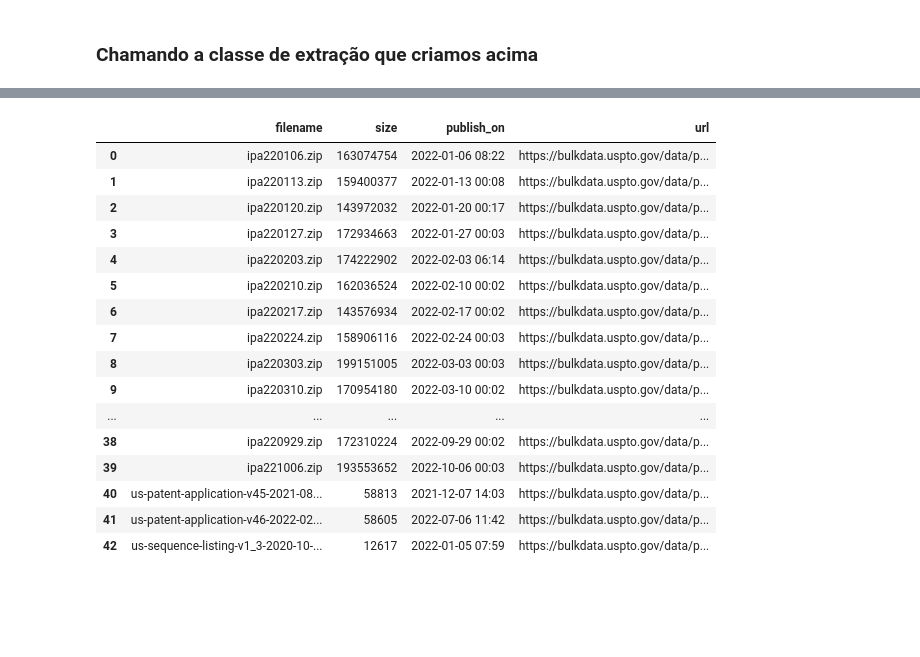
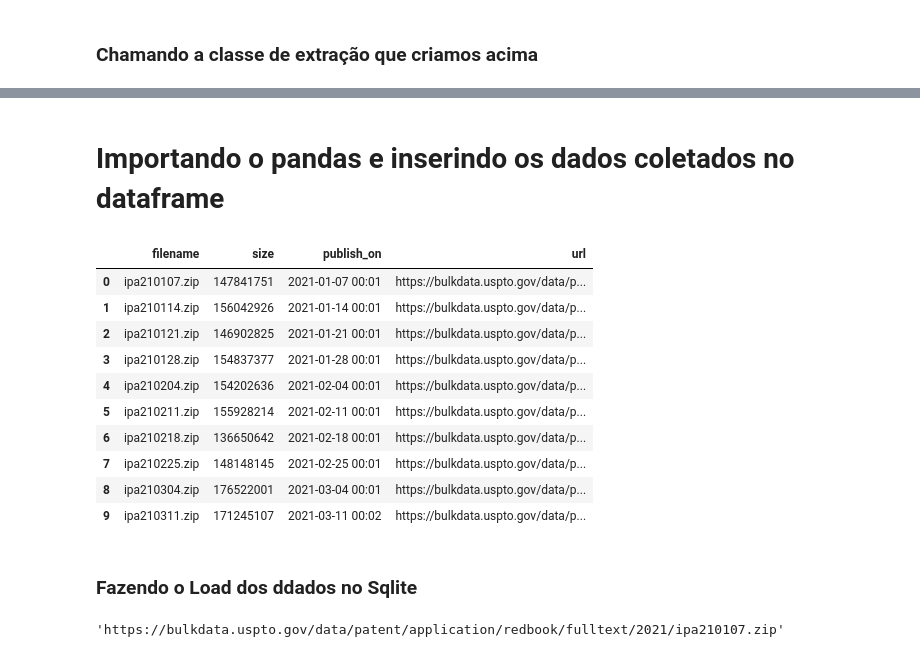
Before and after one commit to paulowiz/uff_engenharia_de_dados_com_python, a Jupyter notebook: uff_engenharia_de_dados_com_python.ipynb, the cells around one changed output, grey strips where cells are left out. Drawn from its saved outputs; the diff is of its cells as text; code cells hidden in the pictures; blank space fills up the shorter version.

```diff
--- a/uff_engenharia_de_dados_com_python.ipynb
+++ b/uff_engenharia_de_dados_com_python.ipynb
@@ -18,6 +18,9 @@ Em nosso caso, como nosso provider é o USPTO, não temos uma API deles para con
 # %%
 import requests
 from bs4 import BeautifulSoup
+import pandas as pd
+from sqlalchemy import create_engine
+import pandas as pd
 
 
 class Uspto:
@@ -59,11 +62,19 @@ class Uspto:
 
         return arr_files
 
+    def transform_and_load(self,files):
+            df = pd.DataFrame(files)
+            df.head(10)
+            engine = create_engine('sqlite:///patent.db', echo=False)
+            df.to_sql('uspto_files', con=engine, if_exists='append')
+
 pass
 # %% [markdown]
 ### Chamando a classe de extração que criamos acima
 # %%
-uspto = Uspto(2022)
-files = uspto.get_uspto_files_information()
-print(files)
+for year in range(2010,2022):
+    uspto = Uspto(year)
+    files = uspto.get_uspto_files_information()
+    print(files)
+    uspto.transform_and_load(files)
 # %% [output]
@@ -71,29 +93,31 @@ print(files)
 # %%
 import pandas as pd
+# %% [markdown]
+# Importando o pandas e inserindo os dados coletados no dataframe
 # %%
 df = pd.DataFrame(files)
-df.head(50)
+df.head(10)
 # %% [output]
 |  | filename | size | publish_on | url |
-| 0 | ipa220106.zip | 163074754 | 2022-01-06 08:22 | https://bulkdata.uspto.gov/data/p... |
-| 1 | ipa220113.zip | 159400377 | 2022-01-13 00:08 | https://bulkdata.uspto.gov/data/p... |
-| 2 | ipa220120.zip | 143972032 | 2022-01-20 00:17 | https://bulkdata.uspto.gov/data/p... |
-| 3 | ipa220127.zip | 172934663 | 2022-01-27 00:03 | https://bulkdata.uspto.gov/data/p... |
-| 4 | ipa220203.zip | 174222902 | 2022-02-03 06:14 | https://bulkdata.uspto.gov/data/p... |
-| 5 | ipa220210.zip | 162036524 | 2022-02-10 00:02 | https://bulkdata.uspto.gov/data/p... |
-| 6 | ipa220217.zip | 143576934 | 2022-02-17 00:02 | https://bulkdata.uspto.gov/data/p... |
-| 7 | ipa220224.zip | 158906116 | 2022-02-24 00:03 | https://bulkdata.uspto.gov/data/p... |
-| 8 | ipa220303.zip | 199151005 | 2022-03-03 00:03 | https://bulkdata.uspto.gov/data/p... |
-| 9 | ipa220310.zip | 170954180 | 2022-03-10 00:02 | https://bulkdata.uspto.gov/data/p... |
-| ... | ... | ... | ... | ... |
-| 38 | ipa220929.zip | 172310224 | 2022-09-29 00:02 | https://bulkdata.uspto.gov/data/p... |
-| 39 | ipa221006.zip | 193553652 | 2022-10-06 00:03 | https://bulkdata.uspto.gov/data/p... |
-| 40 | us-patent-application-v45-2021-08... | 58813 | 2021-12-07 14:03 | https://bulkdata.uspto.gov/data/p... |
-| 41 | us-patent-application-v46-2022-02... | 58605 | 2022-07-06 11:42 | https://bulkdata.uspto.gov/data/p... |
-| 42 | us-sequence-listing-v1_3-2020-10-... | 12617 | 2022-01-05 07:59 | https://bulkdata.uspto.gov/data/p... |
+| 0 | ipa210107.zip | 147841751 | 2021-01-07 00:01 | https://bulkdata.uspto.gov/data/p... |
+| 1 | ipa210114.zip | 156042926 | 2021-01-14 00:01 | https://bulkdata.uspto.gov/data/p... |
+| 2 | ipa210121.zip | 146902825 | 2021-01-21 00:01 | https://bulkdata.uspto.gov/data/p... |
+| 3 | ipa210128.zip | 154837377 | 2021-01-28 00:01 | https://bulkdata.uspto.gov/data/p... |
+| 4 | ipa210204.zip | 154202636 | 2021-02-04 00:01 | https://bulkdata.uspto.gov/data/p... |
+| 5 | ipa210211.zip | 155928214 | 2021-02-11 00:01 | https://bulkdata.uspto.gov/data/p... |
+| 6 | ipa210218.zip | 136650642 | 2021-02-18 00:01 | https://bulkdata.uspto.gov/data/p... |
+| 7 | ipa210225.zip | 148148145 | 2021-02-25 00:01 | https://bulkdata.uspto.gov/data/p... |
+| 8 | ipa210304.zip | 176522001 | 2021-03-04 00:01 | https://bulkdata.uspto.gov/data/p... |
+| 9 | ipa210311.zip | 171245107 | 2021-03-11 00:02 | https://bulkdata.uspto.gov/data/p... |
+# %% [markdown]
+### Fazendo o Load dos ddados no Sqlite
 # %%
 from sqlalchemy import create_engine
 import pandas as pd
 
 engine = create_engine('sqlite:///patent.db', echo=False)
 df.to_sql('uspto_files', con=engine, if_exists='append')
+# %%
+df['url'][0]
+# %% [output]
+'https://bulkdata.uspto.gov/data/patent/application/redbook/fulltext/2021/ipa210107.zip'
```
Also changed, not shown: parts of 7 cells of this notebook.
